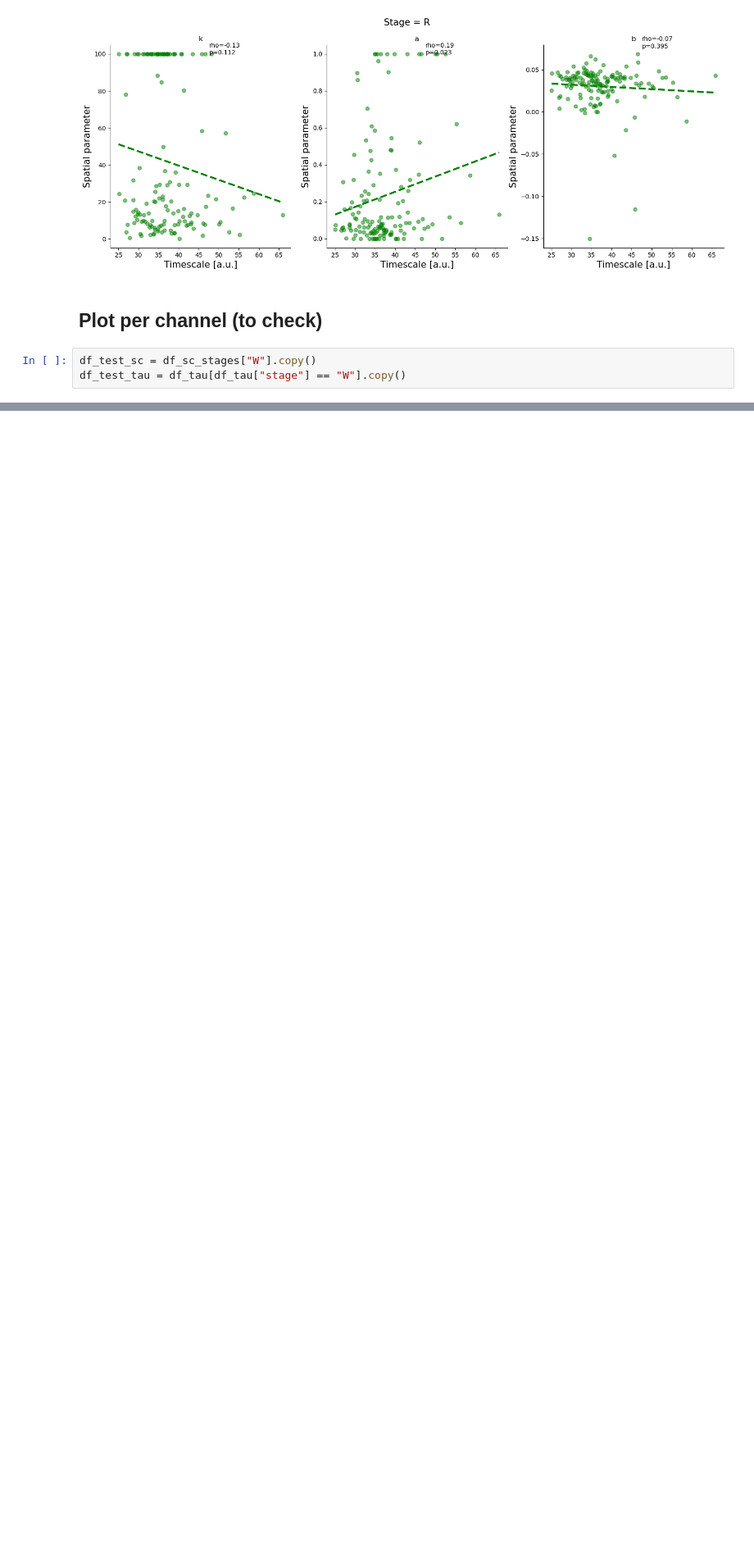
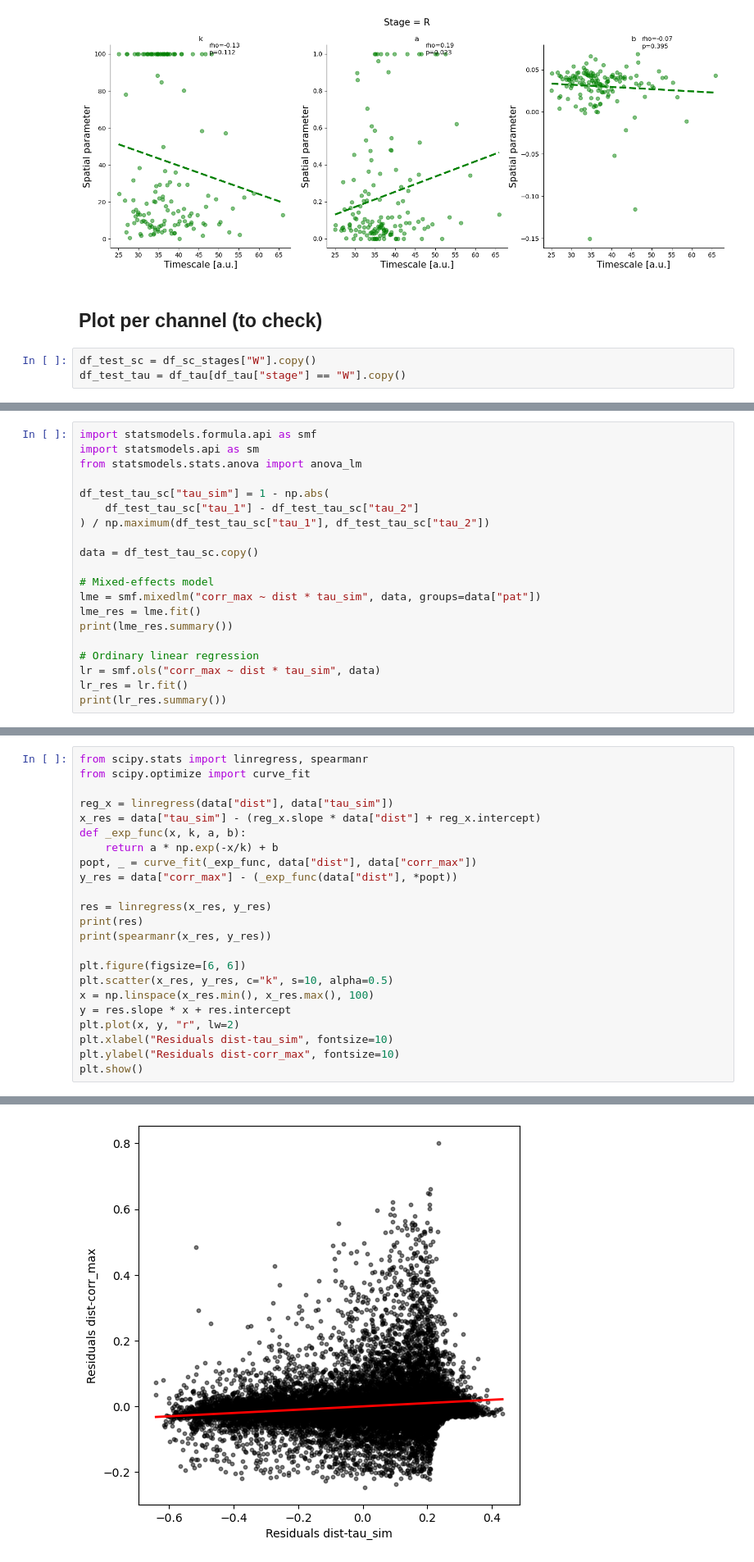
Before and after one commit to cusinatr/MNI-Analysis, a Jupyter notebook: plot_mni_sc.ipynb, the cells around one changed output, grey strips where cells are left out. Shown at 82% size. Cells and saved outputs as stored; diff of their text form; blank space fills up the shorter version.

```diff
--- a/plot_mni_sc.ipynb
+++ b/plot_mni_sc.ipynb
@@ -445,3 +410,23 @@ plt.show()
 # %% [output]
 LinregressResult(slope=-0.0013619708351753459, intercept=0.13428924843549955, rvalue=-0.3812210696856648, pvalue=0.0, stderr=2.367839868661883e-05, intercept_stderr=0.0011657650517409748)
 [figure]
+# %%
+import statsmodels.formula.api as smf
+import statsmodels.api as sm
+from statsmodels.stats.anova import anova_lm
+
+df_test_tau_sc["tau_sim"] = 1 - np.abs(
+    df_test_tau_sc["tau_1"] - df_test_tau_sc["tau_2"]
+) / np.maximum(df_test_tau_sc["tau_1"], df_test_tau_sc["tau_2"])
+
+data = df_test_tau_sc.copy()
+
+# Mixed-effects model
+lme = smf.mixedlm("corr_max ~ dist * tau_sim", data, groups=data["pat"])
+lme_res = lme.fit()
+print(lme_res.summary())
+
+# Ordinary linear regression
+lr = smf.ols("corr_max ~ dist * tau_sim", data)
+lr_res = lr.fit()
+print(lr_res.summary())
@@ -447,0 +462,24 @@ LinregressResult(slope=-0.0013619708351753459, intercept=0.13428924843549955, rv
+# %%
+from scipy.stats import linregress, spearmanr
+from scipy.optimize import curve_fit
+
+reg_x = linregress(data["dist"], data["tau_sim"])
+x_res = data["tau_sim"] - (reg_x.slope * data["dist"] + reg_x.intercept)
+def _exp_func(x, k, a, b):
+    return a * np.exp(-x/k) + b
+popt, _ = curve_fit(_exp_func, data["dist"], data["corr_max"])
+y_res = data["corr_max"] - (_exp_func(data["dist"], *popt))
+
+res = linregress(x_res, y_res)
+print(res)
+print(spearmanr(x_res, y_res))
+
+plt.figure(figsize=[6, 6])
+plt.scatter(x_res, y_res, c="k", s=10, alpha=0.5)
+x = np.linspace(x_res.min(), x_res.max(), 100)
+y = res.slope * x + res.intercept
+plt.plot(x, y, "r", lw=2)
+plt.xlabel("Residuals dist-tau_sim", fontsize=10)
+plt.ylabel("Residuals dist-corr_max", fontsize=10)
+plt.show()
+# %% [output]
@@ -447,0 +488 @@ LinregressResult(slope=-0.0013619708351753459, intercept=0.13428924843549955, rv
+[figure, added]
```
Also changed, not shown: parts of 18 cells of this notebook.
